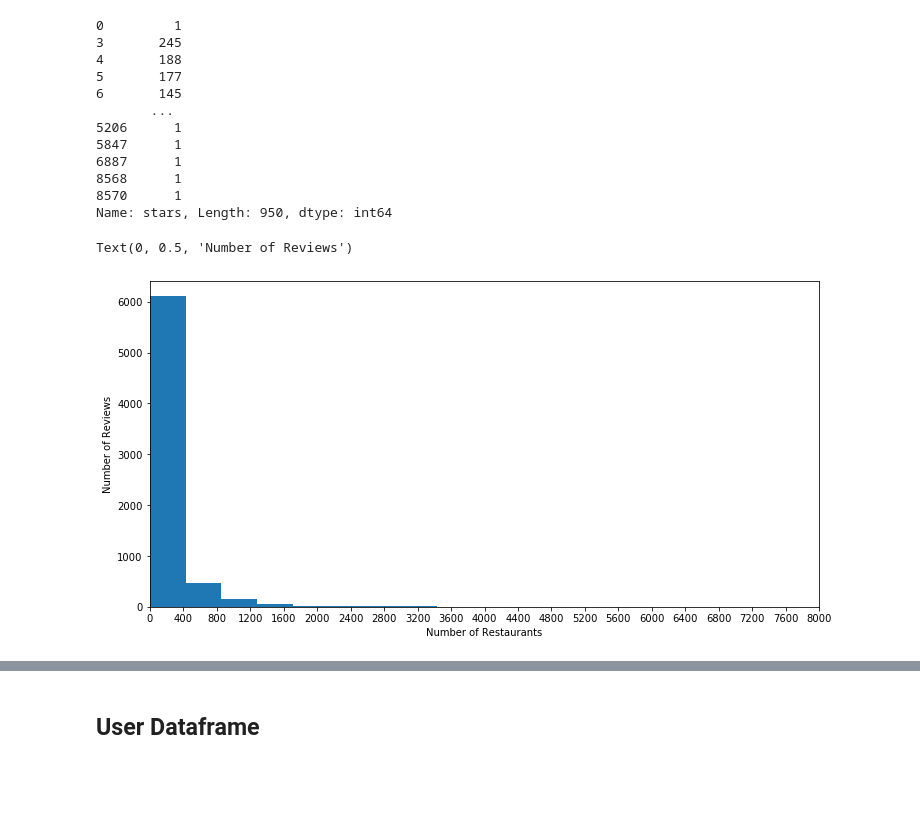
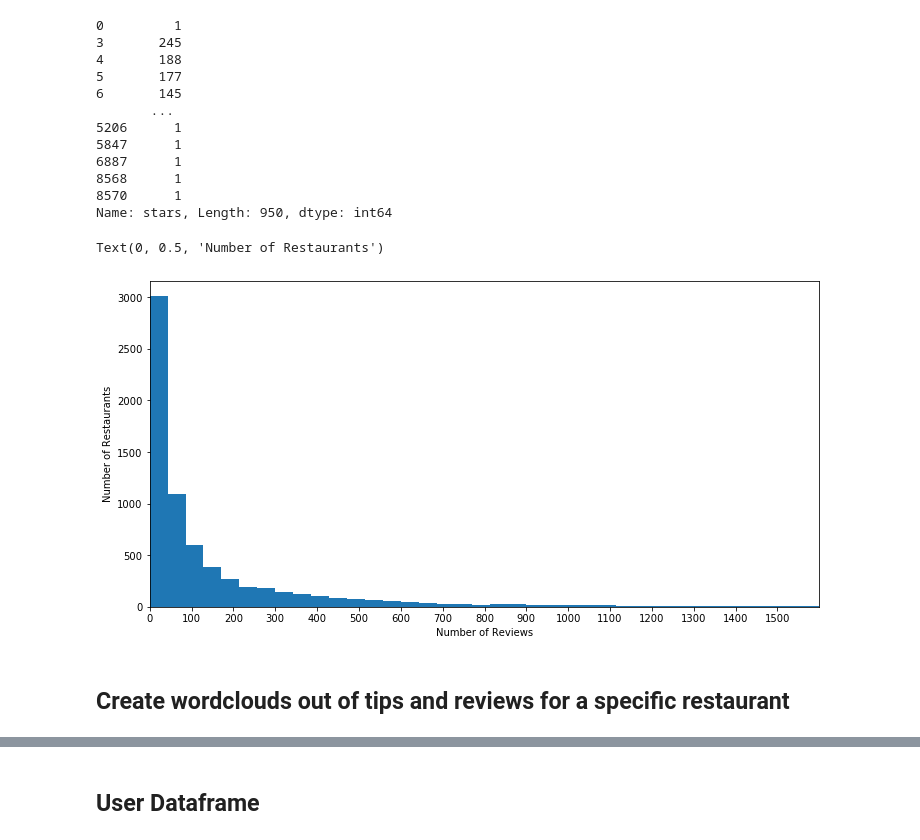
Before and after one commit to pavkalfantis/restaurant_recommender, a Jupyter notebook: TDIproject-Recommender_System.ipynb, the cells around one changed output, grey strips where cells are left out. Saved outputs shown, nothing was run; the diff lists cells and outputs as text; code cells hidden in the pictures; blank space fills up the shorter version.

```diff
--- a/TDIproject-Recommender_System.ipynb
+++ b/TDIproject-Recommender_System.ipynb
@@ -607,14 +607,16 @@ Name: stars, Length: 950, dtype: int64
 # %%
 x = LV_reviews.groupby('business_id').count().stars#.value_counts().index
 #y = LV_reviews.groupby('business_id').count().stars.value_counts().values
 
 plt.figure(figsize=(12,6))
-plt.xticks(np.arange(min(x), max(x), 400.0))
-plt.xlim(0,8000)
+plt.xticks(np.arange(min(x), 1600, 100  ))
+plt.xlim(0,1600)
 
-plt.hist(x,bins=20)
-plt.xlabel('Number of Restaurants')
-plt.ylabel('Number of Reviews')
+plt.hist(x,bins=200)
+plt.xlabel('Number of Reviews')
+plt.ylabel('Number of Restaurants')
 # %% [output]
-Text(0, 0.5, 'Number of Reviews')
+Text(0, 0.5, 'Number of Restaurants')
-[figure, old version]
+[figure, new version]
+# %% [markdown]
+## Create wordclouds out of tips and reviews for a specific restaurant
```
Also changed, not shown: parts of 5 cells of this notebook, 4 other files.
